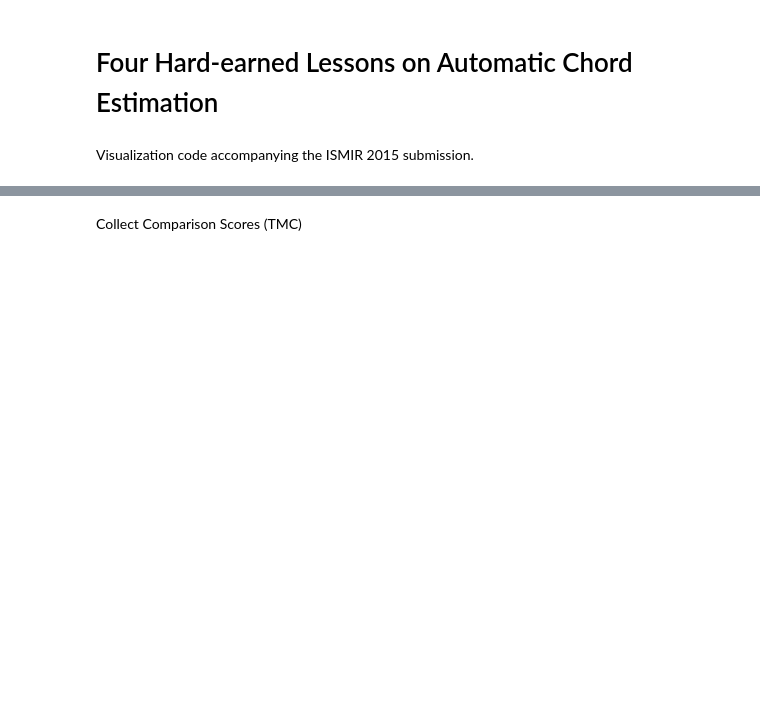
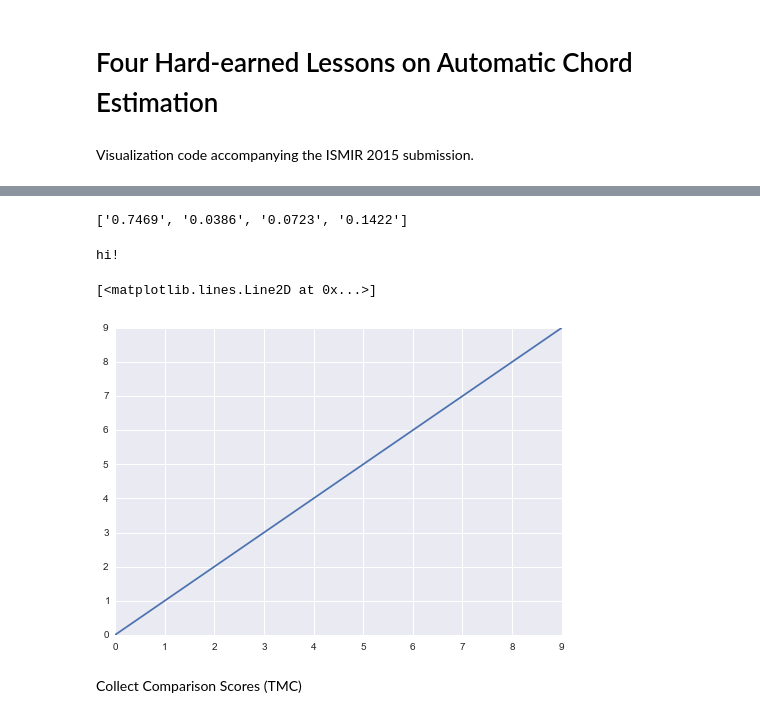
Before and after one commit to ejhumphrey/ace-lessons, a Jupyter notebook: experiments.ipynb, the cells around one changed output, grey strips where cells are left out. Drawn from its saved outputs; the diff is of its cells as text; code cells hidden in the pictures; blank space fills up the shorter version.

```diff
--- a/experiments.ipynb
+++ b/experiments.ipynb
@@ -66,2 +220,21 @@ for si, s in enumerate(splits):
+# %%
+quad1_idx = (X > 0.5) & (Y > 0.5)
+quad2_idx = (X < 0.5) & (Y > 0.5)
+quad3_idx = (X < 0.5) & (Y < 0.5)
+quad4_idx = (X > 0.5) & (Y < 0.5)
+
+print(["{0:0.4f}".format(sum(i)/float(len(X)))
+       for i in quad1_idx, quad2_idx, quad3_idx, quad4_idx])
+# %% [output]
+['0.7469', '0.0386', '0.0723', '0.1422']
+# %%
+print("hi!")
+# %% [output]
+hi!
+# %%
+plt.plot(range(10))
+# %% [output]
+[<matplotlib.lines.Line2D at 0x...>]
+[figure, added]
 # %% [markdown]
 Collect Comparison Scores (TMC)
```
Also changed, not shown: parts of 45 cells of this notebook.
